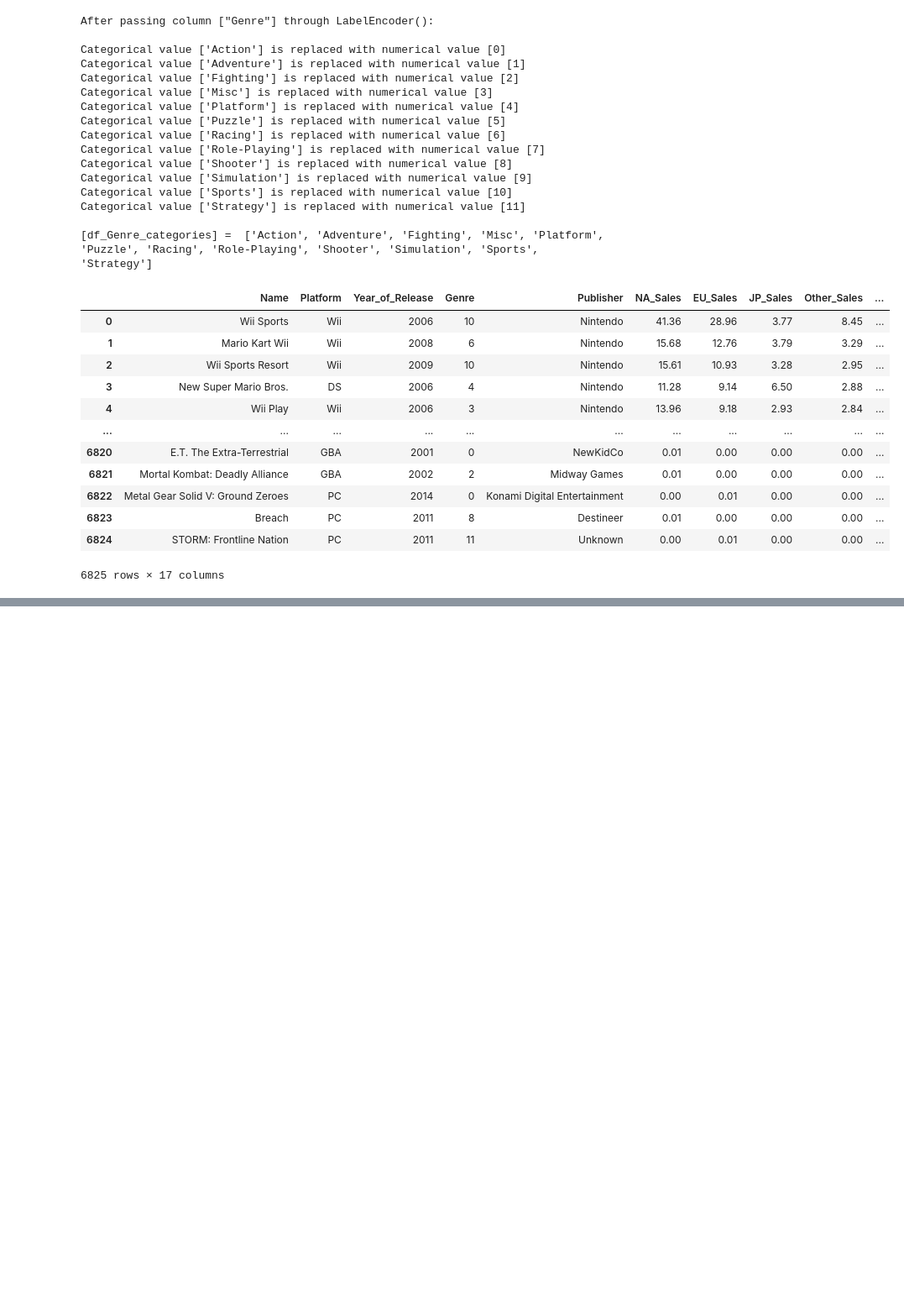
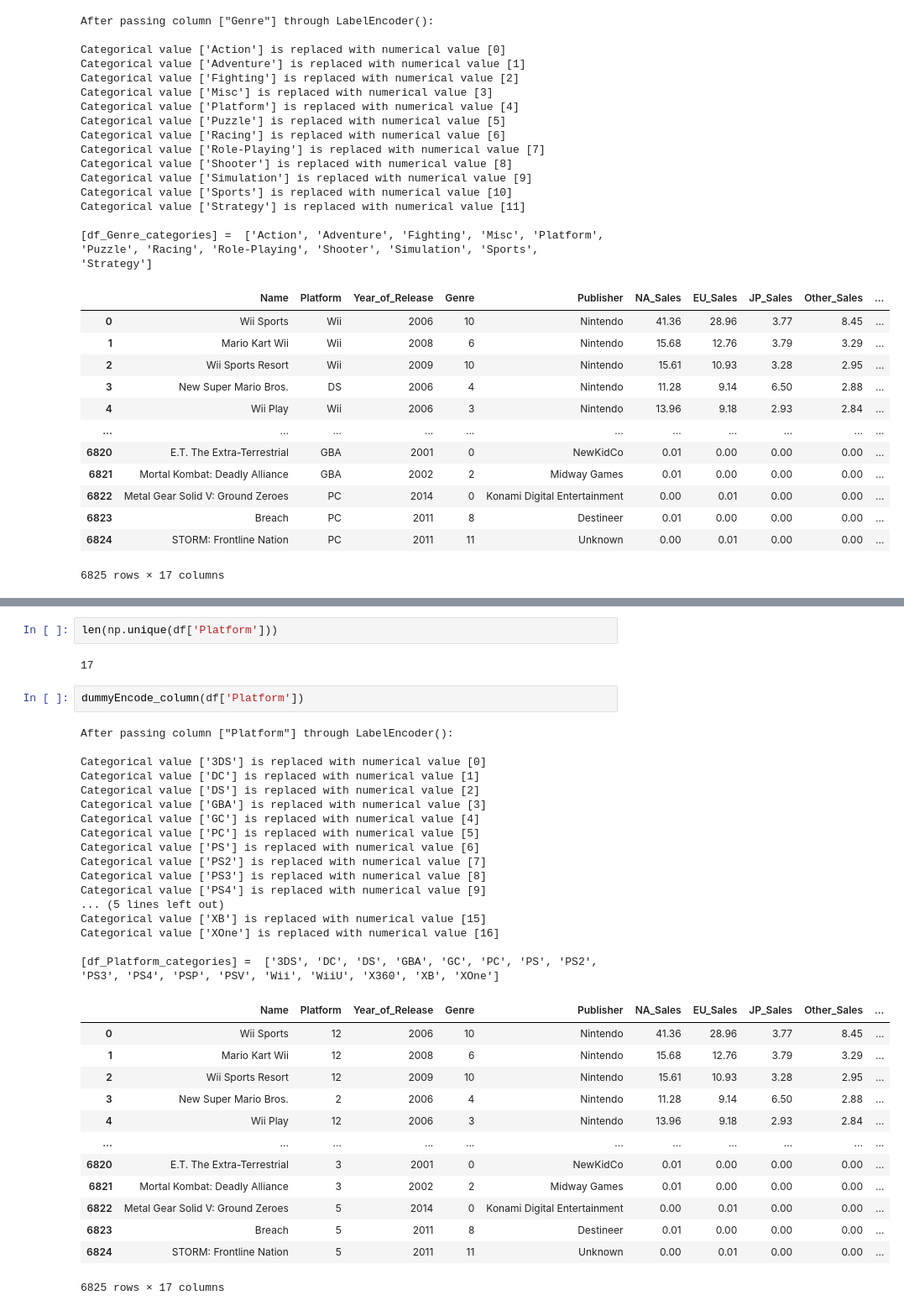
Before and after one commit to CarlosGG18/Video-Game-Scoring-Predictor, a Jupyter notebook: EDA.ipynb, the cells around one changed output, grey strips where cells are left out. Shown at 84% size. Cells and saved outputs as stored; diff of their text form; blank space fills up the shorter version.

```diff
--- a/EDA.ipynb
+++ b/EDA.ipynb
@@ -203,3 +228,40 @@ numerical = ['NA_Sales','EU_Sales','JP_Sales','Other_Sales','Global_Sales','Crit
+# %%
+len(np.unique(df['Platform']))
+# %% [output]
+17
+# %%
+dummyEncode_column(df['Platform'])
+# %% [output]
+After passing column ["Platform"] through LabelEncoder():
+
+Categorical value ['3DS'] is replaced with numerical value [0]
+Categorical value ['DC'] is replaced with numerical value [1]
+Categorical value ['DS'] is replaced with numerical value [2]
+Categorical value ['GBA'] is replaced with numerical value [3]
+Categorical value ['GC'] is replaced with numerical value [4]
+Categorical value ['PC'] is replaced with numerical value [5]
+Categorical value ['PS'] is replaced with numerical value [6]
+Categorical value ['PS2'] is replaced with numerical value [7]
+Categorical value ['PS3'] is replaced with numerical value [8]
+Categorical value ['PS4'] is replaced with numerical value [9]
+... (5 lines left out)
+Categorical value ['XB'] is replaced with numerical value [15]
+Categorical value ['XOne'] is replaced with numerical value [16]
+
+[df_Platform_categories] =  ['3DS', 'DC', 'DS', 'GBA', 'GC', 'PC', 'PS', 'PS2', 'PS3', 'PS4', 'PSP', 'PSV', 'Wii', 'WiiU', 'X360', 'XB', 'XOne']
+|  | Name | Platform | Year_of_Release | Genre | Publisher | NA_Sales | EU_Sales | JP_Sales | Other_Sales | ... |
+| 0 | Wii Sports | 12 | 2006 | 10 | Nintendo | 41.36 | 28.96 | 3.77 | 8.45 | ... |
+| 1 | Mario Kart Wii | 12 | 2008 | 6 | Nintendo | 15.68 | 12.76 | 3.79 | 3.29 | ... |
+| 2 | Wii Sports Resort | 12 | 2009 | 10 | Nintendo | 15.61 | 10.93 | 3.28 | 2.95 | ... |
+| 3 | New Super Mario Bros. | 2 | 2006 | 4 | Nintendo | 11.28 | 9.14 | 6.50 | 2.88 | ... |
+| 4 | Wii Play | 12 | 2006 | 3 | Nintendo | 13.96 | 9.18 | 2.93 | 2.84 | ... |
+| ... | ... | ... | ... | ... | ... | ... | ... | ... | ... | ... |
+| 6820 | E.T. The Extra-Terrestrial | 3 | 2001 | 0 | NewKidCo | 0.01 | 0.00 | 0.00 | 0.00 | ... |
+| 6821 | Mortal Kombat: Deadly Alliance | 3 | 2002 | 2 | Midway Games | 0.01 | 0.00 | 0.00 | 0.00 | ... |
+| 6822 | Metal Gear Solid V: Ground Zeroes | 5 | 2014 | 0 | Konami Digital Entertainment | 0.00 | 0.01 | 0.00 | 0.00 | ... |
+| 6823 | Breach | 5 | 2011 | 8 | Destineer | 0.01 | 0.00 | 0.00 | 0.00 | ... |
+| 6824 | STORM: Frontline Nation | 5 | 2011 | 11 | Unknown | 0.00 | 0.01 | 0.00 | 0.00 | ... |
+6825 rows × 17 columns
 # %%
 corr = df.corr()
 plt.figure(figsize=(20,15))
```
Also changed, not shown: parts of 3 cells of this notebook.
